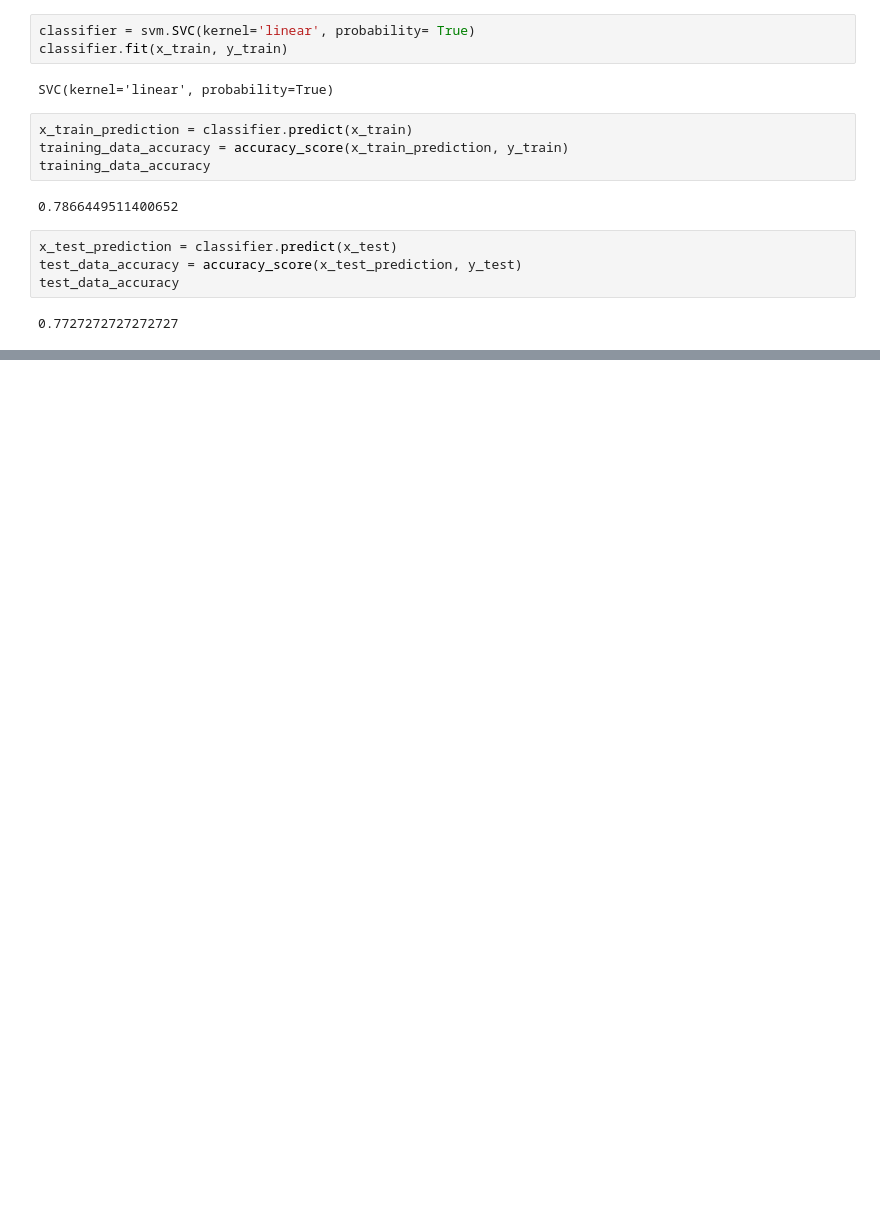
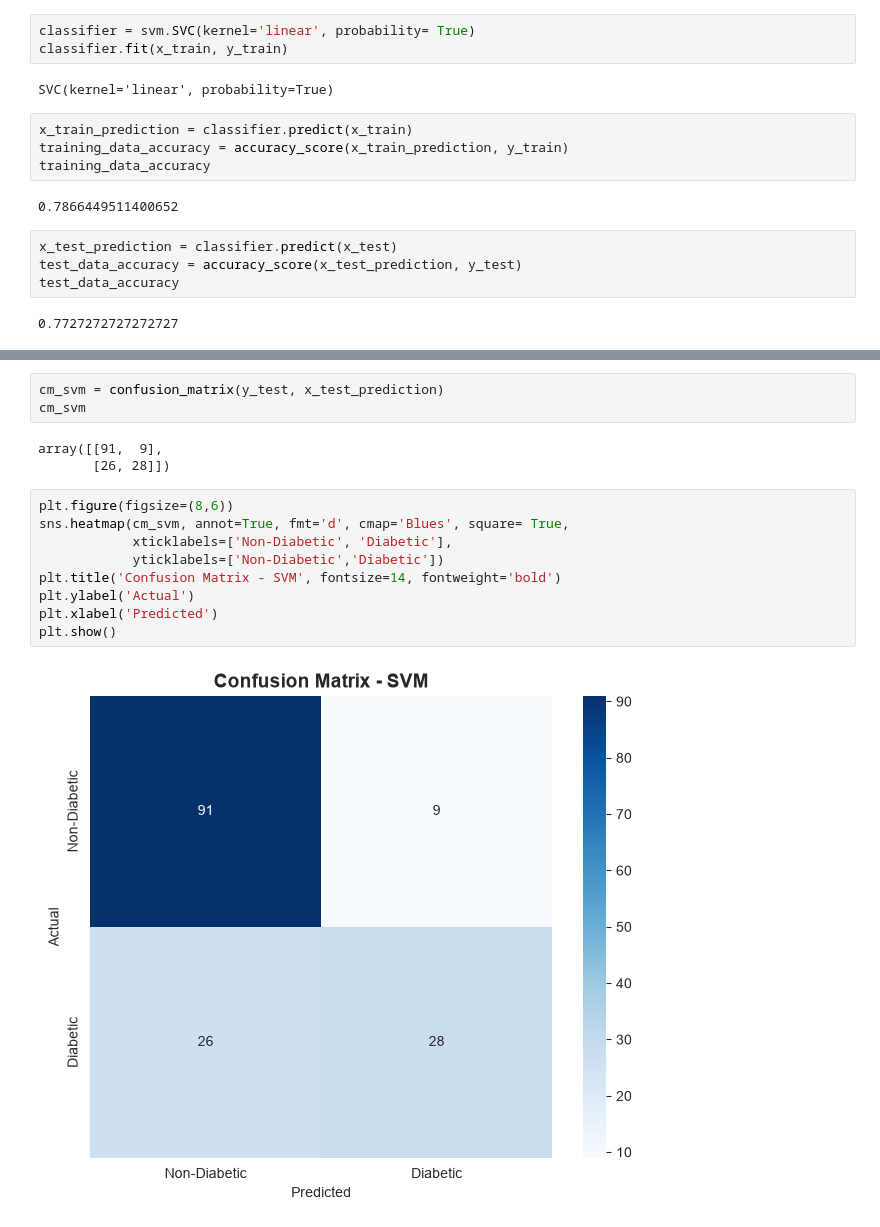
Before and after one commit to SihanUdayaratna03/MediStore-Diabetes-Prediction-AI, a Jupyter notebook: diabetes-prediction.ipynb, the cells around one changed output, grey strips where cells are left out. Saved outputs shown, nothing was run; the diff lists cells and outputs as text; blank space fills up the shorter version.

```diff
--- a/diabetes-prediction.ipynb
+++ b/diabetes-prediction.ipynb
@@ -160,0 +169,17 @@ test_data_accuracy
+# %%
+cm_svm = confusion_matrix(y_test, x_test_prediction)
+cm_svm
+# %% [output]
+array([[91,  9],
+       [26, 28]])
+# %%
+plt.figure(figsize=(8,6))
+sns.heatmap(cm_svm, annot=True, fmt='d', cmap='Blues', square= True,
+            xticklabels=['Non-Diabetic', 'Diabetic'],
+            yticklabels=['Non-Diabetic','Diabetic'])
+plt.title('Confusion Matrix - SVM', fontsize=14, fontweight='bold')
+plt.ylabel('Actual')
+plt.xlabel('Predicted')
+plt.show()
+# %% [output]
+[figure, added]
```
Also changed, not shown: parts of 1 cell of this notebook.
